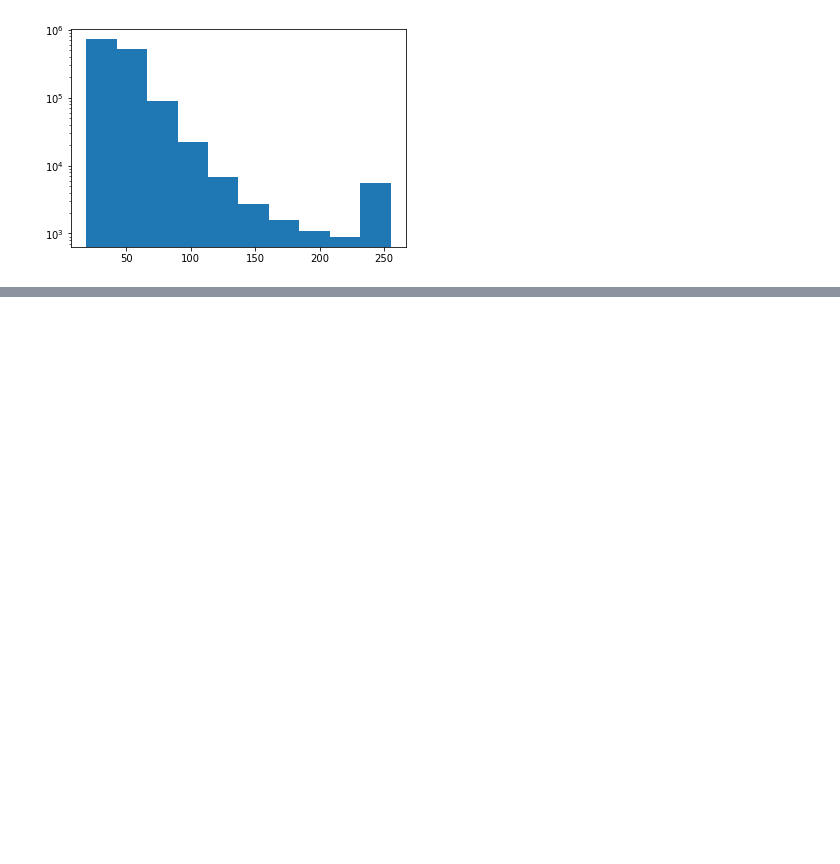
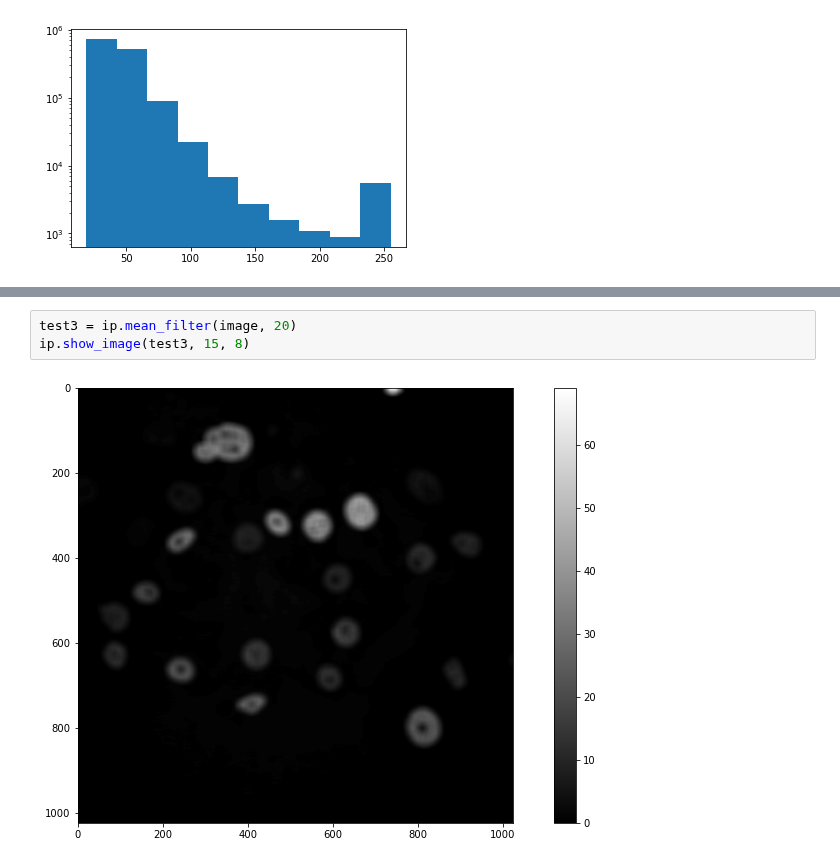
Before and after one commit to datascience-mobi/2021-topic-04-team-04, a Jupyter notebook: Preprocessing.ipynb, the cells around one changed output, grey strips where cells are left out. Cells and saved outputs as stored; diff of their text form; blank space fills up the shorter version.

```diff
--- a/Preprocessing.ipynb
+++ b/Preprocessing.ipynb
@@ -34,0 +50,5 @@ AttributeError: module 'Functions.image_processing' has no attribute 'remove_bri
+# %%
+test3 = ip.mean_filter(image, 20)
+ip.show_image(test3, 15, 8)
+# %% [output]
+[figure, added]
```
Also changed, not shown: parts of 6 cells of this notebook, 1 other file.
